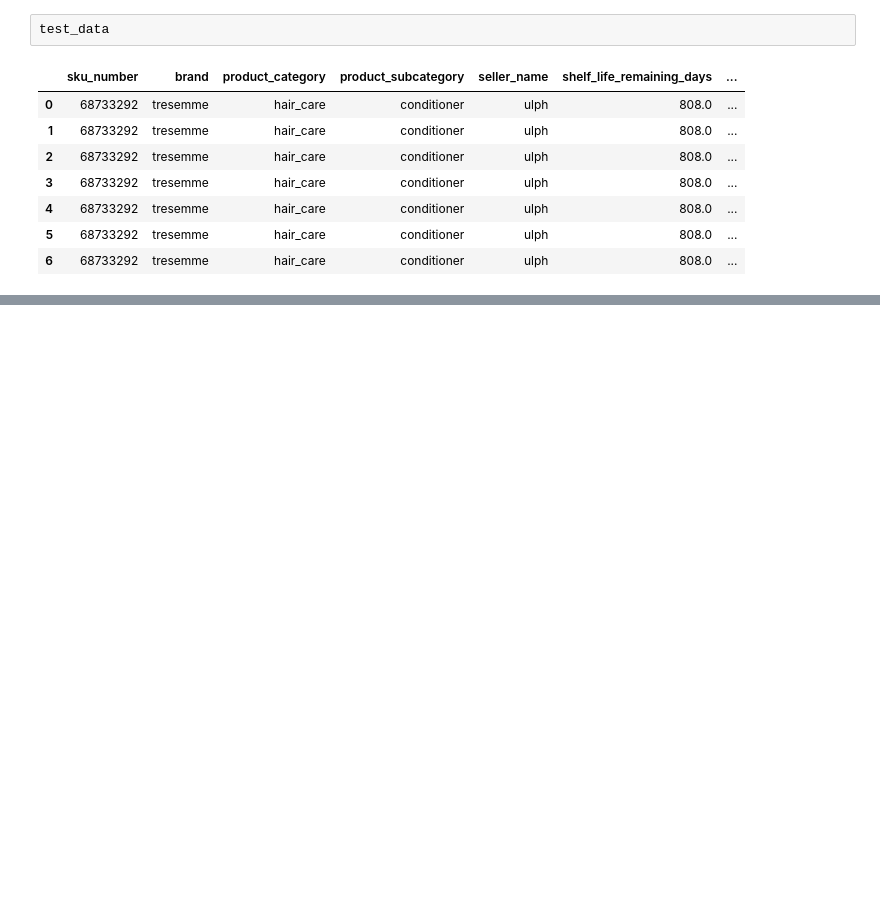
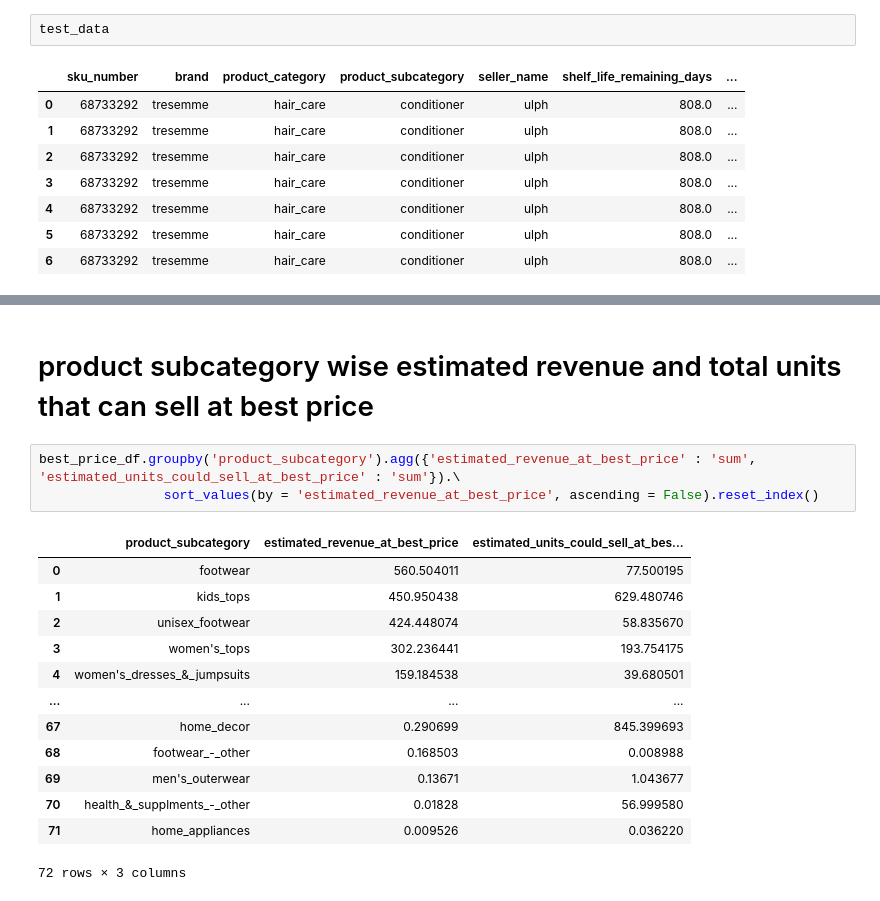
Before and after one commit to rohit-pollen/Fern, a Jupyter notebook: Fern_ALL_Inference.ipynb, the cells around one changed output, grey strips where cells are left out. Drawn from its saved outputs; the diff is of its cells as text; blank space fills up the shorter version.

```diff
--- a/Fern_ALL_Inference.ipynb
+++ b/Fern_ALL_Inference.ipynb
@@ -232,0 +366,19 @@ test_data
+# %% [markdown]
+# product subcategory wise estimated revenue and total units that can sell at best price
+# %%
+best_price_df.groupby('product_subcategory').agg({'estimated_revenue_at_best_price' : 'sum', 'estimated_units_could_sell_at_best_price' : 'sum'}).\
+                sort_values(by = 'estimated_revenue_at_best_price', ascending = False).reset_index()
+# %% [output]
+|  | product_subcategory | estimated_revenue_at_best_price | estimated_units_could_sell_at_bes... |
+| 0 | footwear | 560.504011 | 77.500195 |
+| 1 | kids_tops | 450.950438 | 629.480746 |
+| 2 | unisex_footwear | 424.448074 | 58.835670 |
+| 3 | women's_tops | 302.236441 | 193.754175 |
+| 4 | women's_dresses_&_jumpsuits | 159.184538 | 39.680501 |
+| ... | ... | ... | ... |
+| 67 | home_decor | 0.290699 | 845.399693 |
+| 68 | footwear_-_other | 0.168503 | 0.008988 |
+| 69 | men's_outerwear | 0.13671 | 1.043677 |
+| 70 | health_&_supplments_-_other | 0.01828 | 56.999580 |
+| 71 | home_appliances | 0.009526 | 0.036220 |
+72 rows × 3 columns
```
Also changed, not shown: parts of 17 cells of this notebook.
